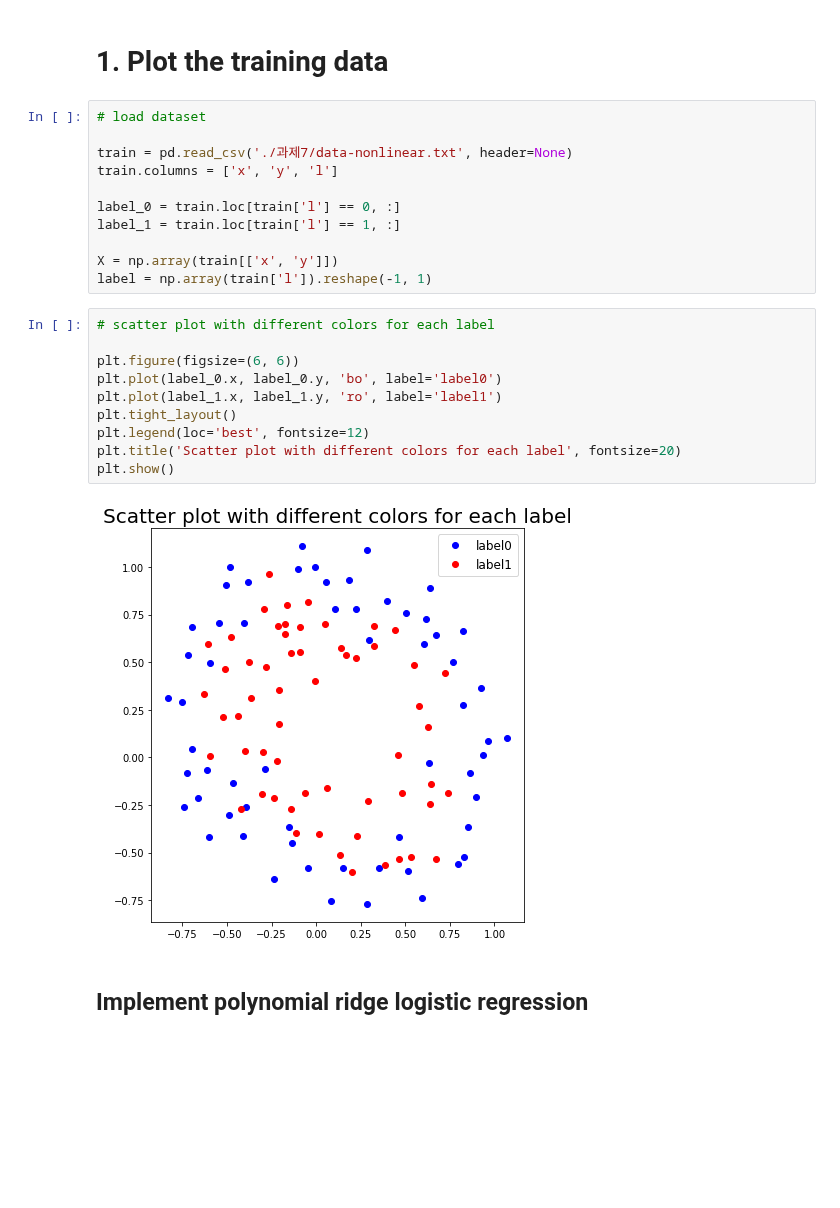
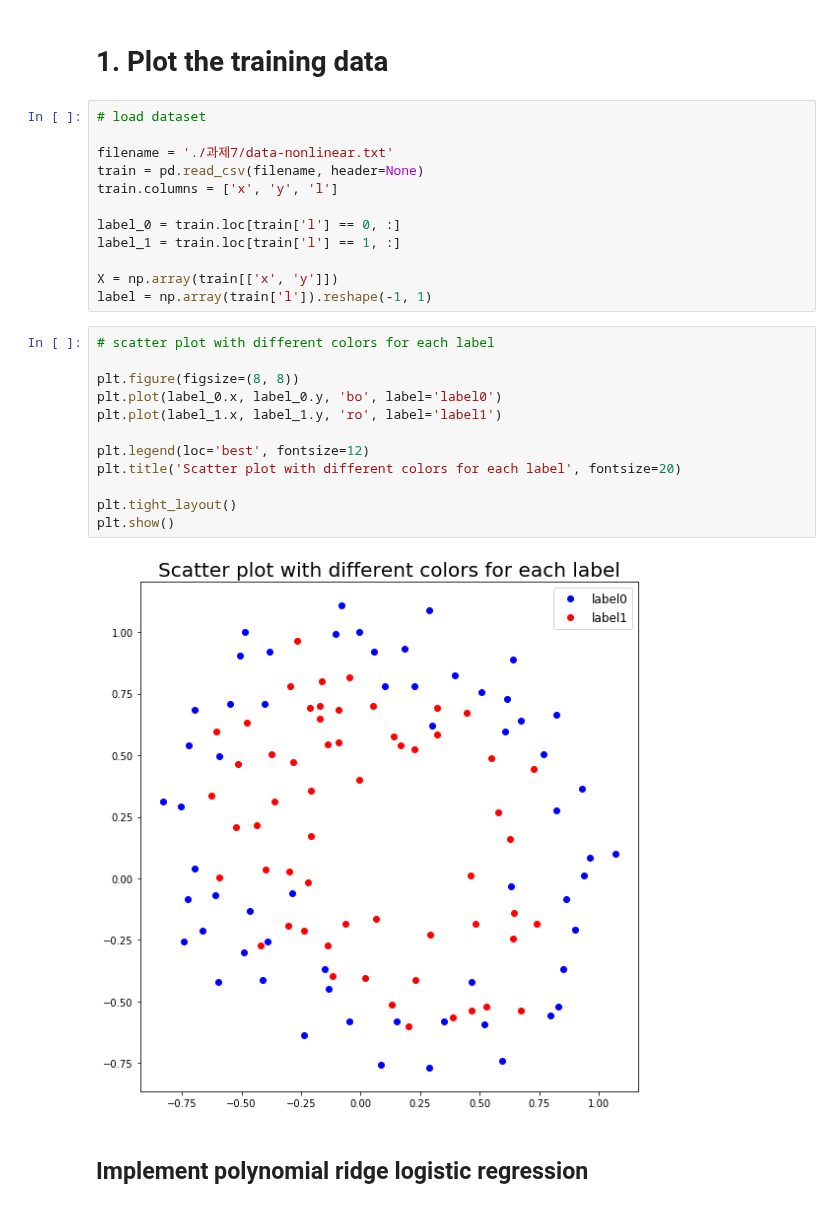
Before and after one commit to BaeHyungjun/2020-1-MachineLearning, a Jupyter notebook: 20152410_배형준_머신러닝_과제7.ipynb, the cells around one changed output. Drawn from its saved outputs; the diff is of its cells as text; blank space fills up the shorter version.

```diff
--- a/20152410_배형준_머신러닝_과제7.ipynb
+++ b/20152410_배형준_머신러닝_과제7.ipynb
@@ -19,7 +19,8 @@ os.chdir(directory)
 # %%
 # load dataset
 
-train = pd.read_csv('./과제7/data-nonlinear.txt', header=None)
+filename = './과제7/data-nonlinear.txt'
+train = pd.read_csv(filename, header=None)
 train.columns = ['x', 'y', 'l']
 
 label_0 = train.loc[train['l'] == 0, :]
@@ -30,15 +31,17 @@ label = np.array(train['l']).reshape(-1, 1)
 # %%
 # scatter plot with different colors for each label
 
-plt.figure(figsize=(6, 6))
+plt.figure(figsize=(8, 8))
 plt.plot(label_0.x, label_0.y, 'bo', label='label0')
 plt.plot(label_1.x, label_1.y, 'ro', label='label1')
-plt.tight_layout()
+
 plt.legend(loc='best', fontsize=12)
 plt.title('Scatter plot with different colors for each label', fontsize=20)
+
+plt.tight_layout()
 plt.show()
 # %% [output]
-[figure, old version]
+[figure, new version]
 # %% [markdown]
 ## Implement polynomial ridge logistic regression
 # %%
```
Also changed, not shown: parts of 13 cells of this notebook.
